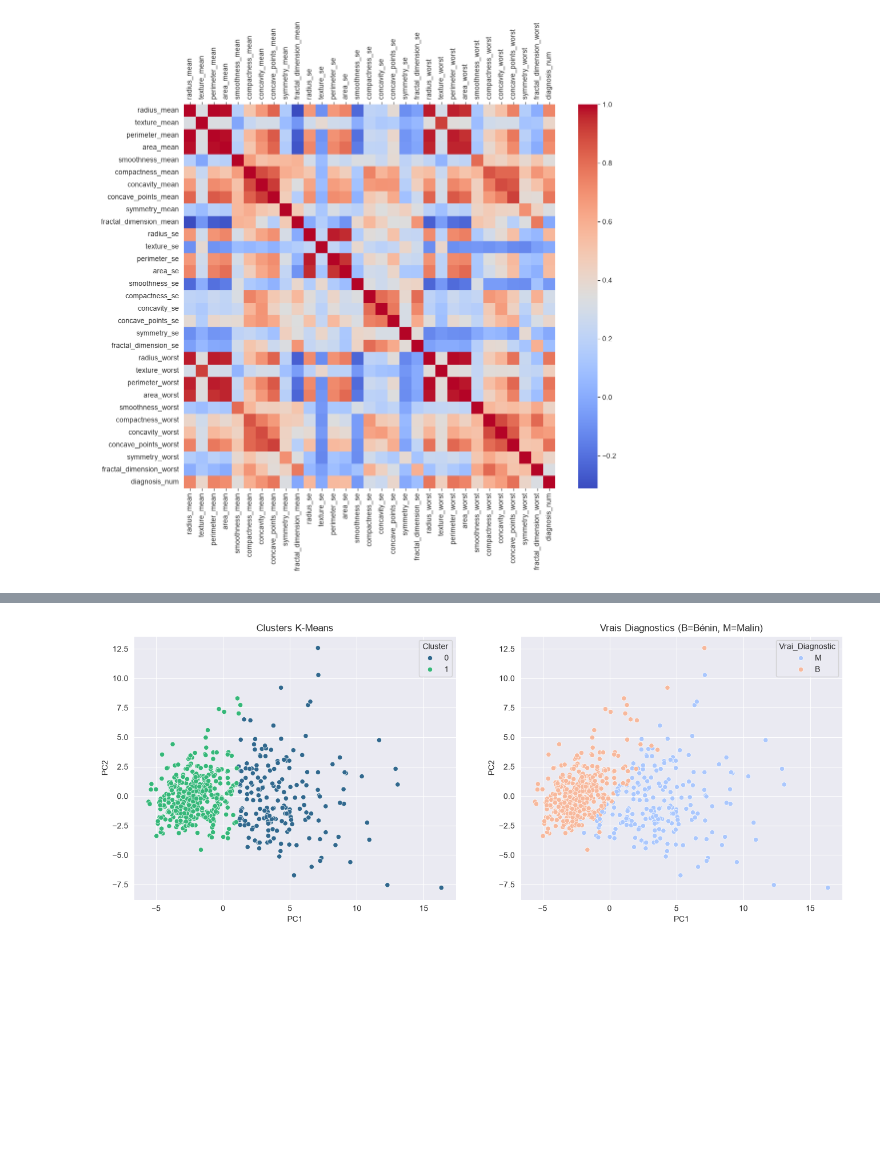
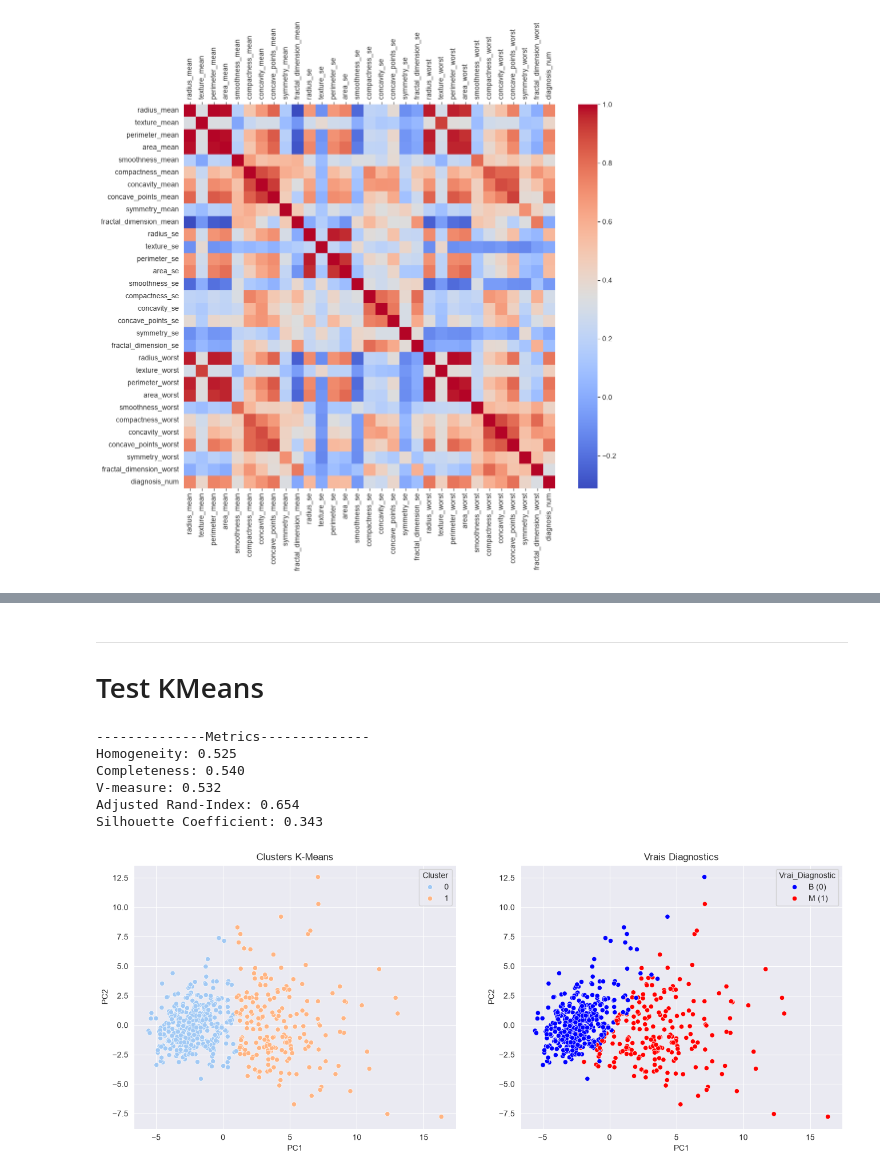
Before and after one commit to ostacore/Projets-UM5BM753-, a Jupyter notebook: Explo_Analysis_1.ipynb, the cells around one changed output, grey strips where cells are left out. Cells and saved outputs as stored; diff of their text form; code cells hidden in the pictures; blank space fills up the shorter version.

```diff
--- a/Explo_Analysis_1.ipynb
+++ b/Explo_Analysis_1.ipynb
@@ -122,22 +220,52 @@ variables = [
+# %% [markdown]
+---------------------------
+# Test KMeans
 # %%
-pca = PCA(n_components=2)
-X_pca = pca.fit_transform(X_scaled)
+from sklearn import metrics
 
-kmeans = KMeans(n_clusters=2, random_state=42, n_init='auto')
+kmeans = KMeans(n_clusters=2, init='k-means++', max_iter=100, n_init=10, random_state=42)
 clusters = kmeans.fit_predict(X_scaled)
+
+homogeneity = metrics.homogeneity_score(data['diagnosis_num'], clusters)
+completeness = metrics.completeness_score(data['diagnosis_num'], clusters)
+v_measure = metrics.v_measure_score(data['diagnosis_num'], clusters)
+ari = metrics.adjusted_rand_score(data['diagnosis_num'], clusters)
+silhouette = metrics.silhouette_score(X_scaled, clusters)
+
+print("--------------Metrics--------------")
+print(f"Homogeneity: {homogeneity:.3f}")
+print(f"Completeness: {completeness:.3f}")
+print(f"V-measure: {v_measure:.3f}")
+print(f"Adjusted Rand-Index: {ari:.3f}")
+print(f"Silhouette Coefficient: {silhouette:.3f}") # Compris entre -1 et 1, évalue la qualité de la séparation (1=séparation parfaite) ; calculé avec cohésion (distance entre un point et les autres points de son cluster) et séparation (distance entre un point et les points du cluster voisin)
+# https://scikit-learn.org/stable/modules/clustering.html#k-means
 
 df_viz = pd.DataFrame(X_pca, columns=['PC1', 'PC2'])
 df_viz['Cluster'] = clusters
-df_viz['Vrai_Diagnostic'] = data['diagnosis']
+df_viz['Vrai_Diagnostic'] = data['diagnosis'].map({'B': 'B (0)', 'M': 'M (1)'})
 
 fig, axes = plt.subplots(1, 2, figsize=(16, 6))
 
-sns.scatterplot(data=df_viz, x='PC1', y='PC2', hue='Cluster', palette='viridis', ax=axes[0])
+sns.scatterplot(data=df_viz, x='PC1', y='PC2', hue='Cluster', palette='pastel', ax=axes[0])
 axes[0].set_title('Clusters K-Means')
 
-sns.scatterplot(data=df_viz, x='PC1', y='PC2', hue='Vrai_Diagnostic', palette='coolwarm', ax=axes[1])
-axes[1].set_title('Vrais Diagnostics (B=Bénin, M=Malin)')
+sns.scatterplot(
+    data=df_viz,
+    x='PC1',
+    y='PC2',
+    hue='Vrai_Diagnostic',
+    hue_order=['B (0)', 'M (1)'],
+    palette={'B (0)': 'blue', 'M (1)': 'red'},
+    ax=axes[1]
+)
+axes[1].set_title('Vrais Diagnostics')
 
 plt.show()
 # %% [output]
+--------------Metrics--------------
+Homogeneity: 0.525
+Completeness: 0.540
+V-measure: 0.532
+Adjusted Rand-Index: 0.654
+Silhouette Coefficient: 0.343
-[figure, old version]
+[figure, new version]
```
Also changed, not shown: parts of 21 cells of this notebook, 1 other file.
